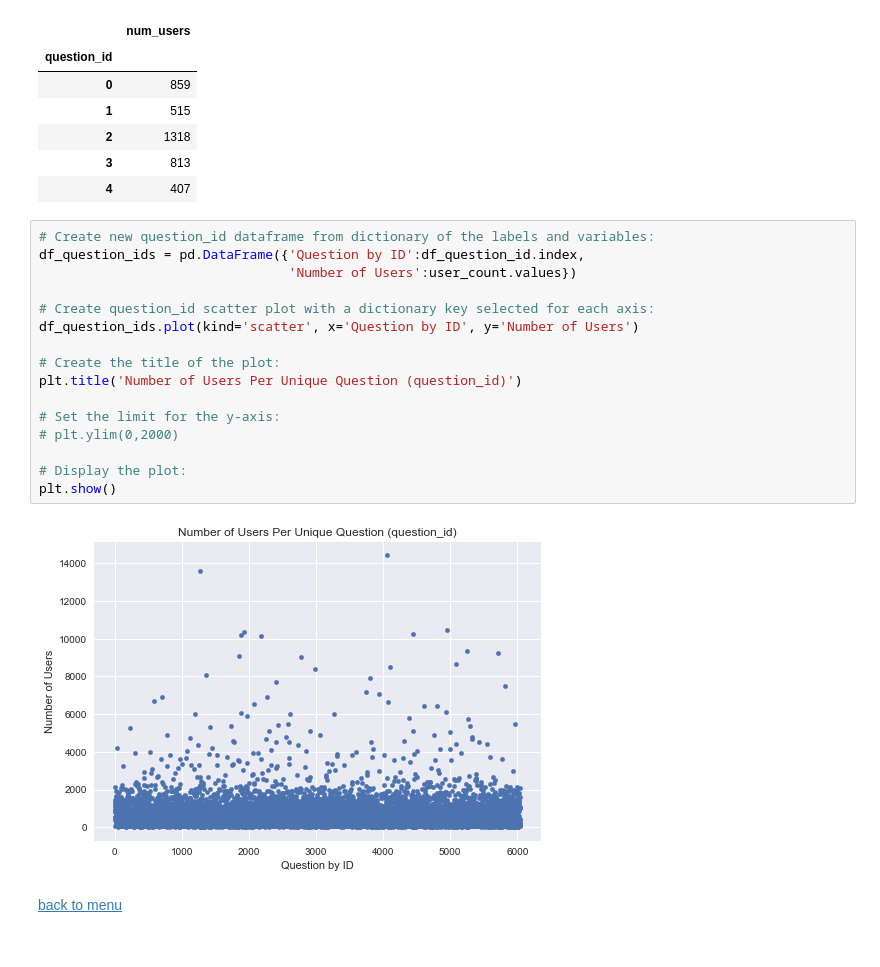
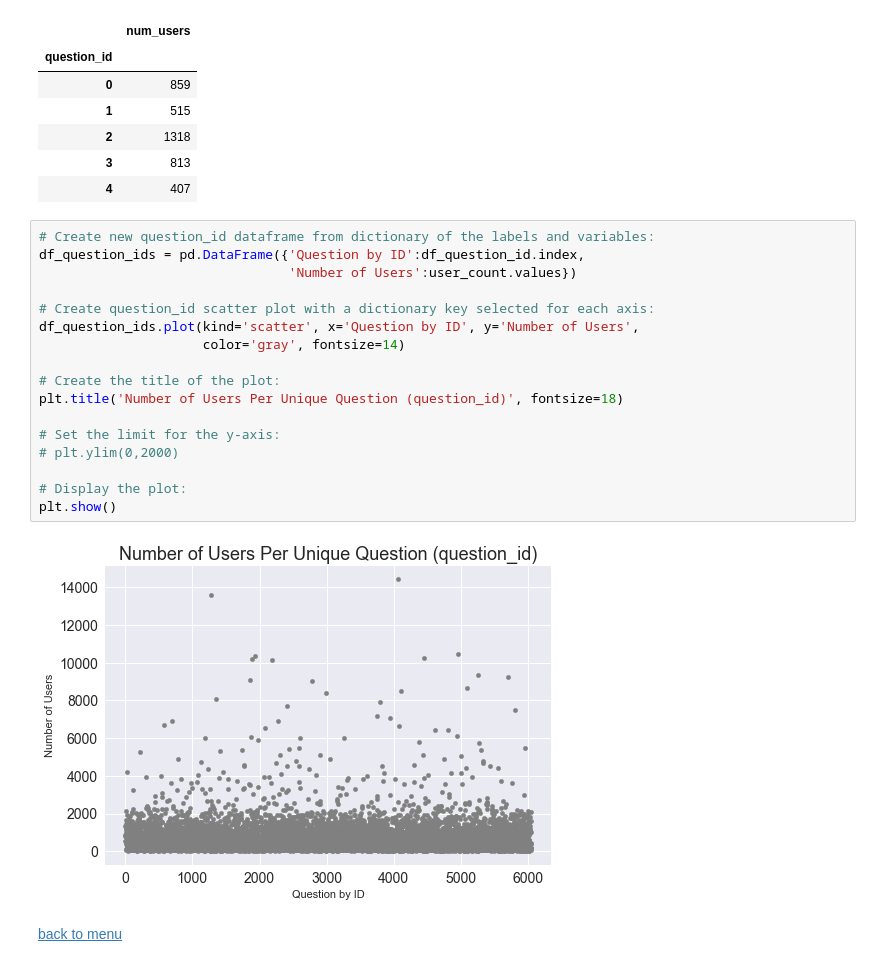
Before and after one commit to oserttas-math/predicting_assessment_mastery, a Jupyter notebook: notebooks/1.0-humburgc-initial_data_exploration.ipynb, the cells around one changed output. Drawn from its saved outputs; the diff is of its cells as text.

```diff
--- a/notebooks/1.0-humburgc-initial_data_exploration.ipynb
+++ b/notebooks/1.0-humburgc-initial_data_exploration.ipynb
@@ -486,21 +505,22 @@ df_question_id.head()
 # %%
 # Create new question_id dataframe from dictionary of the labels and variables:
 df_question_ids = pd.DataFrame({'Question by ID':df_question_id.index,
                                 'Number of Users':user_count.values})
 
 # Create question_id scatter plot with a dictionary key selected for each axis:
-df_question_ids.plot(kind='scatter', x='Question by ID', y='Number of Users')
+df_question_ids.plot(kind='scatter', x='Question by ID', y='Number of Users',
+                     color='gray', fontsize=14)
 
 # Create the title of the plot:
-plt.title('Number of Users Per Unique Question (question_id)')
+plt.title('Number of Users Per Unique Question (question_id)', fontsize=18)
 
 # Set the limit for the y-axis:
 # plt.ylim(0,2000)
 
 # Display the plot:
 plt.show()
 # %% [output]
-[figure, old version]
+[figure, new version]
 # %% [markdown]
 <a id='question_type' href='#top'>back to menu</a>
 # %% [markdown]
```
Also changed, not shown: parts of 15 cells of this notebook.
